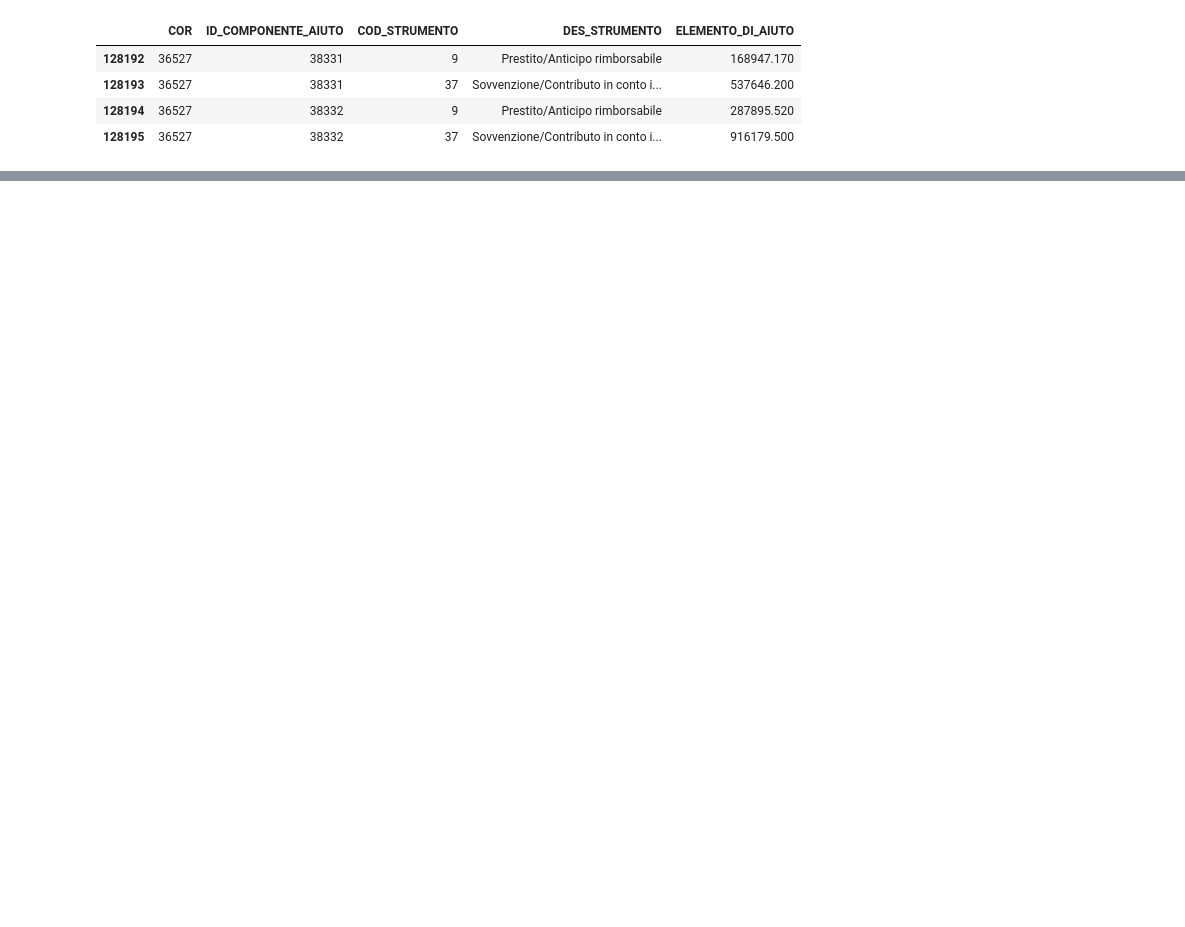
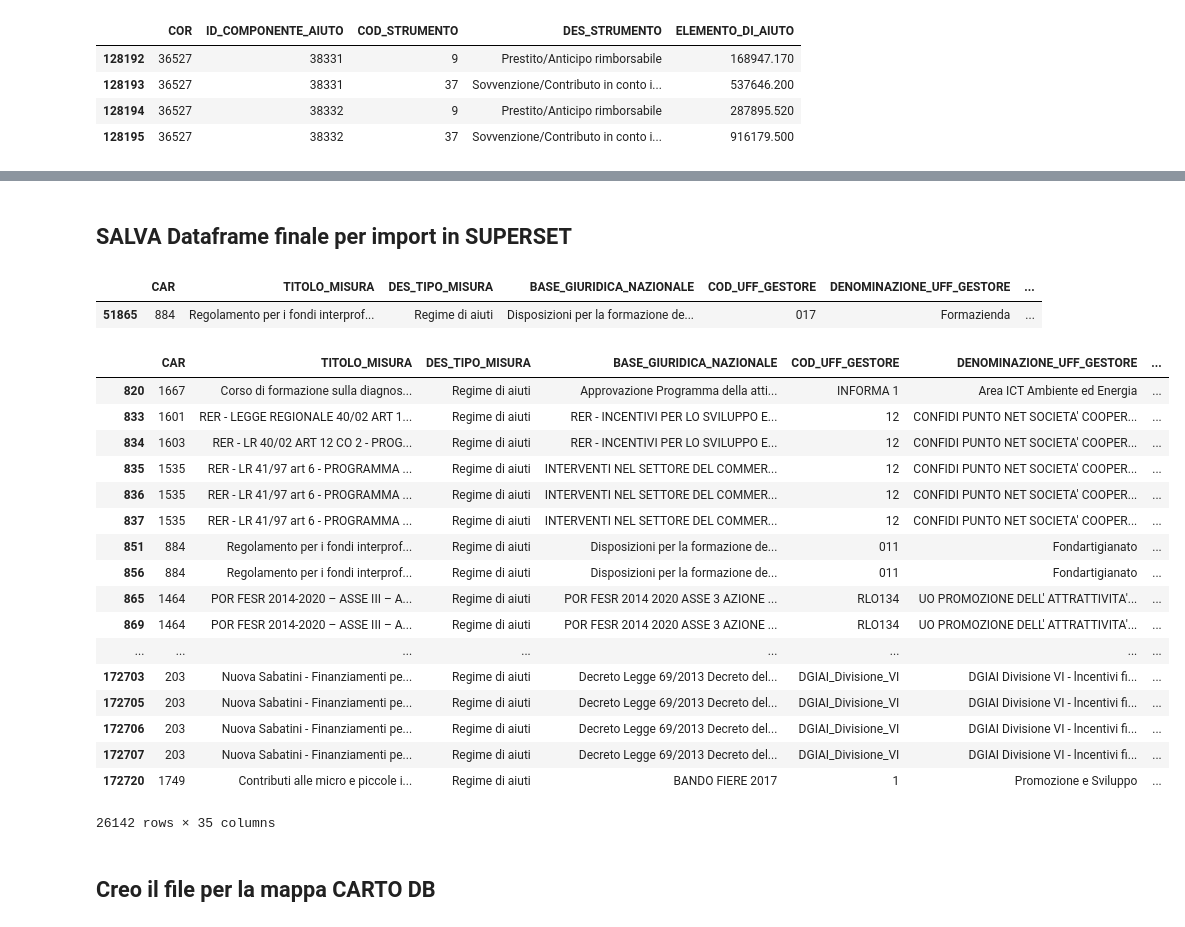
Before and after one commit to teamdigitale/daf-data-science, a Jupyter notebook: mise_aiuti/DAF_MEF_DatiAiutiMise.ipynb, the cells around one changed output, grey strips where cells are left out. Saved outputs shown, nothing was run; the diff lists cells and outputs as text; code cells hidden in the pictures; blank space fills up the shorter version.

```diff
--- a/mise_aiuti/DAF_MEF_DatiAiutiMise.ipynb
+++ b/mise_aiuti/DAF_MEF_DatiAiutiMise.ipynb
@@ -991,0 +892,3 @@ Name: ELEMENTO_DI_AIUTO, Length: 125, dtype: float64
+# %%
+piva_codfisc = pd.read_csv("data/general/MatchPIVACod.csv", sep=',', header=0,  encoding='utf-8')
+#piva_codfisc = piva_codfisc.rename(columns={'indirizzo': 'INDIRIZZO', 'citta': 'COMUNE', 'provincia': 'PROVINCIA','type_piva': 'TIPO_BENEFICIARIO', 'lat': 'LATITUDINE','lng': 'LONGITUDINE'})
@@ -991,0 +899,5 @@ Name: ELEMENTO_DI_AIUTO, Length: 125, dtype: float64
+# %%
+#len (total_aiuti) #max final len 172.741
+len(piva_codfisc)
+final = pd.merge(total_aiuti, piva_codfisc, how="left", on=['CODICE_FISCALE_BENEFICIARIO'])
+len(final)
@@ -991,0 +916,27 @@ Name: ELEMENTO_DI_AIUTO, Length: 125, dtype: float64
+# %%
+l_cod_fisc = 16
+def eta(code):
+    if len(code)==l_cod_fisc:
+        return(get_year(code))
+    else:
+        return ""
+
+def sex(code):
+    if len(code)==l_cod_fisc:
+        return(get_sex(code))
+    else:
+        return ""
+
+def get_year(codfisc):
+    year = int(codfisc[6:8])
+    s_year = "19"+str(year)  #solo per DEMO - da generalizzare - oggi 2018
+    return s_year
+
+#resituisci sesso
+def get_sex(codfisc):
+    return int(codfisc[9:11]) < 32 and 'M' or 'F'
+
+len(total_aiuti)
+#add columns for geo info
+final["ETA"]=final['CODICE_FISCALE_BENEFICIARIO'].apply(eta)
+final["SEX"]=final['CODICE_FISCALE_BENEFICIARIO'].apply(sex)
@@ -991,0 +945,5 @@ Name: ELEMENTO_DI_AIUTO, Length: 125, dtype: float64
+# %%
+final = final[demo_campi]
+print ("TOT all dataset: ",len(final))
+final = final.loc[final['Y'] == 2017]
+print ("TOT record 2017: ", len(final))
@@ -991,0 +973,2 @@ Name: ELEMENTO_DI_AIUTO, Length: 125, dtype: float64
+# %% [markdown]
+## SALVA Dataframe finale per import in SUPERSET
@@ -991,0 +979,29 @@ Name: ELEMENTO_DI_AIUTO, Length: 125, dtype: float64
+# %%
+final.sample()
+# %% [output]
+|  | CAR | TITOLO_MISURA | DES_TIPO_MISURA | BASE_GIURIDICA_NAZIONALE | COD_UFF_GESTORE | DENOMINAZIONE_UFF_GESTORE | ... |
+| 51865 | 884 | Regolamento per i fondi interprof... | Regime di aiuti | Disposizioni per la formazione de... | 017 | Formazienda | ... |
+# %%
+#CHECK
+final.loc[final['TIPO_BENEFICIARIO'] == "C.F."]
+# %% [output]
+|  | CAR | TITOLO_MISURA | DES_TIPO_MISURA | BASE_GIURIDICA_NAZIONALE | COD_UFF_GESTORE | DENOMINAZIONE_UFF_GESTORE | ... |
+| 820 | 1667 | Corso di formazione sulla diagnos... | Regime di aiuti | Approvazione Programma della atti... | INFORMA 1 | Area ICT Ambiente ed Energia | ... |
+| 833 | 1601 | RER - LEGGE REGIONALE 40/02 ART 1... | Regime di aiuti | RER - INCENTIVI PER LO SVILUPPO E... | 12 | CONFIDI PUNTO NET SOCIETA' COOPER... | ... |
+| 834 | 1603 | RER - LR 40/02 ART 12 CO 2 - PROG... | Regime di aiuti | RER - INCENTIVI PER LO SVILUPPO E... | 12 | CONFIDI PUNTO NET SOCIETA' COOPER... | ... |
+| 835 | 1535 | RER - LR 41/97 art 6 - PROGRAMMA ... | Regime di aiuti | INTERVENTI NEL SETTORE DEL COMMER... | 12 | CONFIDI PUNTO NET SOCIETA' COOPER... | ... |
+| 836 | 1535 | RER - LR 41/97 art 6 - PROGRAMMA ... | Regime di aiuti | INTERVENTI NEL SETTORE DEL COMMER... | 12 | CONFIDI PUNTO NET SOCIETA' COOPER... | ... |
+| 837 | 1535 | RER - LR 41/97 art 6 - PROGRAMMA ... | Regime di aiuti | INTERVENTI NEL SETTORE DEL COMMER... | 12 | CONFIDI PUNTO NET SOCIETA' COOPER... | ... |
+| 851 | 884 | Regolamento per i fondi interprof... | Regime di aiuti | Disposizioni per la formazione de... | 011 | Fondartigianato | ... |
+| 856 | 884 | Regolamento per i fondi interprof... | Regime di aiuti | Disposizioni per la formazione de... | 011 | Fondartigianato | ... |
+| 865 | 1464 | POR FESR 2014-2020 – ASSE III – A... | Regime di aiuti | POR FESR 2014 2020 ASSE 3 AZIONE ... | RLO134 | UO PROMOZIONE DELL' ATTRATTIVITA'... | ... |
+| 869 | 1464 | POR FESR 2014-2020 – ASSE III – A... | Regime di aiuti | POR FESR 2014 2020 ASSE 3 AZIONE ... | RLO134 | UO PROMOZIONE DELL' ATTRATTIVITA'... | ... |
+| ... | ... | ... | ... | ... | ... | ... | ... |
+| 172703 | 203 | Nuova Sabatini - Finanziamenti pe... | Regime di aiuti | Decreto Legge 69/2013 Decreto del... | DGIAI_Divisione_VI | DGIAI Divisione VI - lncentivi fi... | ... |
+| 172705 | 203 | Nuova Sabatini - Finanziamenti pe... | Regime di aiuti | Decreto Legge 69/2013 Decreto del... | DGIAI_Divisione_VI | DGIAI Divisione VI - lncentivi fi... | ... |
+| 172706 | 203 | Nuova Sabatini - Finanziamenti pe... | Regime di aiuti | Decreto Legge 69/2013 Decreto del... | DGIAI_Divisione_VI | DGIAI Divisione VI - lncentivi fi... | ... |
+| 172707 | 203 | Nuova Sabatini - Finanziamenti pe... | Regime di aiuti | Decreto Legge 69/2013 Decreto del... | DGIAI_Divisione_VI | DGIAI Divisione VI - lncentivi fi... | ... |
+| 172720 | 1749 | Contributi alle micro e piccole i... | Regime di aiuti | BANDO FIERE 2017 | 1 | Promozione e Sviluppo | ... |
+26142 rows × 35 columns
+# %% [markdown]
+## Creo il file per la mappa CARTO DB
```
Also changed, not shown: parts of 87 cells of this notebook, 10 other files.
